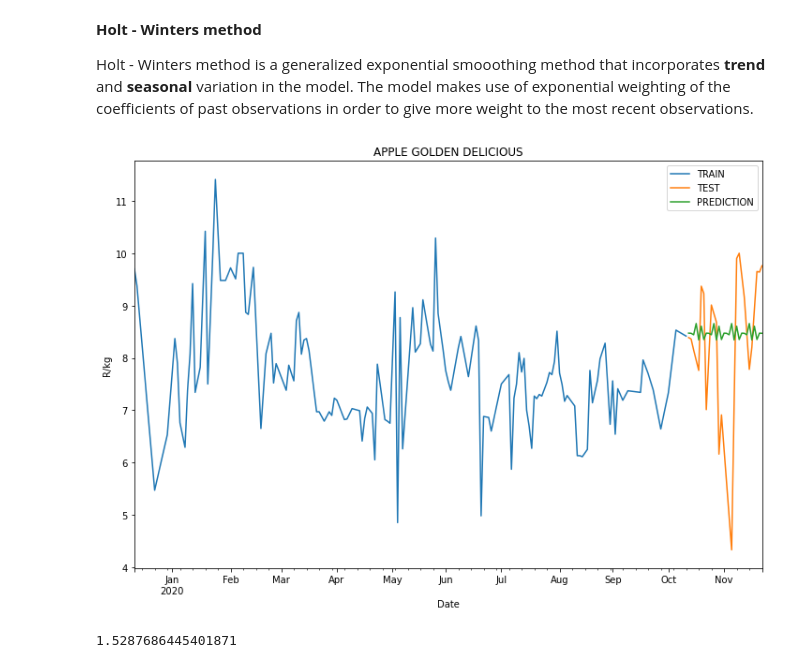
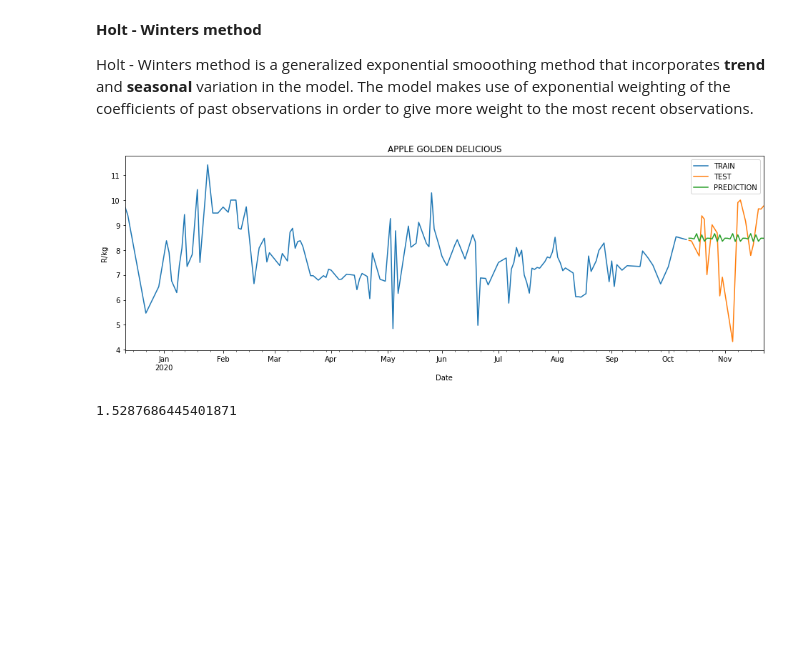
Before and after one commit to scmosoeu/fresh_produce, a Jupyter notebook: Modelling/general_forecasting.ipynb, the cells around one changed output. Drawn from its saved outputs; the diff is of its cells as text; code cells hidden in the pictures; blank space fills up the shorter version.

```diff
--- a/Modelling/general_forecasting.ipynb
+++ b/Modelling/general_forecasting.ipynb
@@ -319,8 +319,8 @@ DatetimeIndex(['2019-12-11', '2019-12-12', '2019-12-14', '2019-12-23',
 # %% [markdown]
 The freq of the index is currently set to None, this will need to be changed to daily, since the frequency of the data is daily. Furthermore, since there is no data available for weekends, the freq has to be set to Business day (Mon-Fri), with a backfill method to account for those days when it is a holiday and no data updated.
 # %%
-#price = price.asfreq('B', method='backfill')
-price = price.asfreq('B')
+price = price.asfreq('B', method='backfill')
+#price = price.asfreq('B')
 # %%
 price.head(10)
 # %% [output]
@@ -337,7 +337,7 @@ price.head(10)
 | 2019-12-23 | 5.47 |
 | 2019-12-24 | NaN |
 # %%
-price.interpolate(inplace=True)
+#price.interpolate(inplace=True)
 # %% [markdown]
 ### <a id="hodrick-prescott-filter">3.1 Hodrick-Prescott filter</a>
 # %% [markdown]
@@ -384,12 +384,12 @@ fitted_model = model.fit()
 # %%
 test_predictions = fitted_model.forecast(30).rename('Forecast')
 # %%
-train_data['avg_price_per_kg'].plot(legend=True, label='TRAIN')
+train_data['avg_price_per_kg'].plot(legend=True, label='TRAIN', figsize=(16,5))
 test_data['avg_price_per_kg'].plot(legend=True, label='TEST')
 ax = test_predictions.plot(legend=True, label='PREDICTION', title="APPLE GOLDEN DELICIOUS")
 ax.set(ylabel="R/kg");
 # %% [output]
-[figure, old version]
+[figure, new version]
 # %%
 hw_pred = np.sqrt(mean_squared_error(test_data, test_predictions))
 # %%
```
Also changed, not shown: parts of 15 cells of this notebook, 1 other file.
